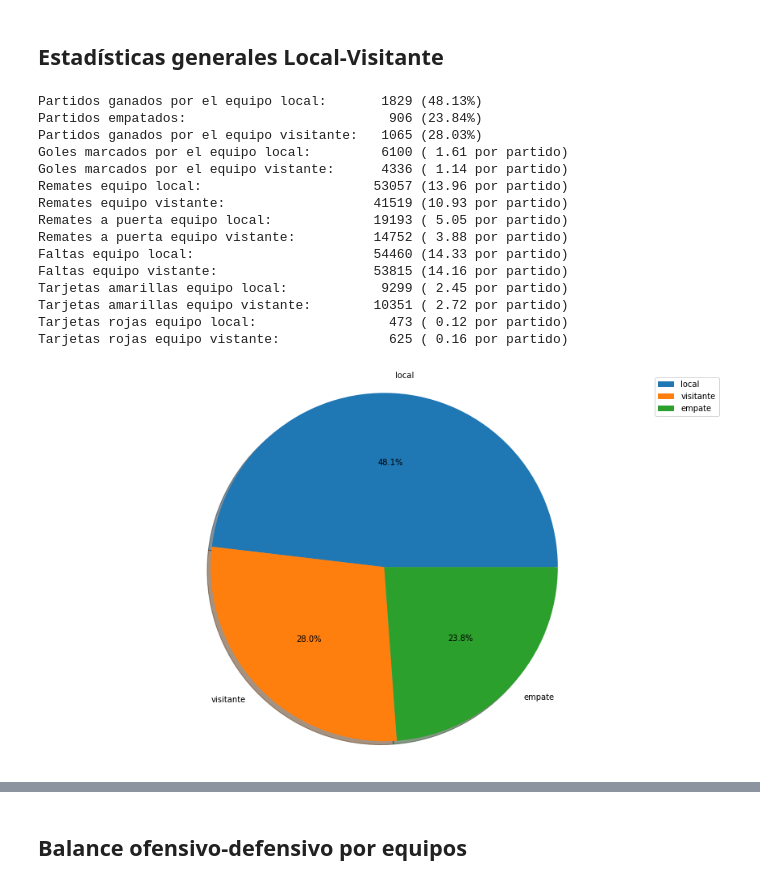
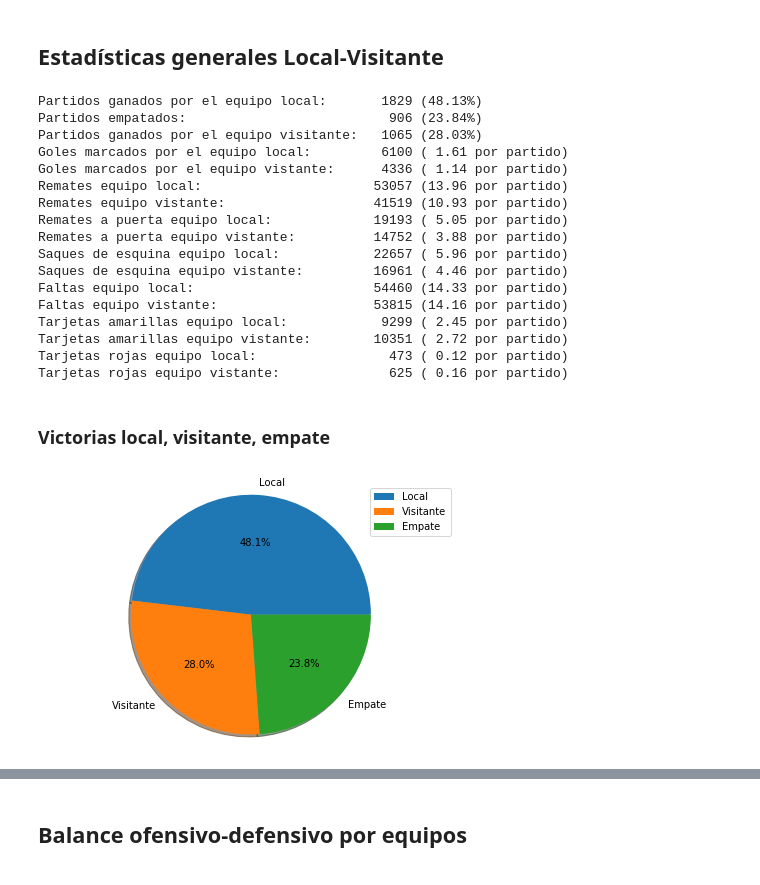
Before and after one commit to m1gu3lfj/Python-Analisis-LaLiga, a Jupyter notebook: AnalisisLaLiga.ipynb, the cells around one changed output, grey strips where cells are left out. Drawn from its saved outputs; the diff is of its cells as text; code cells hidden in the pictures.

```diff
--- a/AnalisisLaLiga.ipynb
+++ b/AnalisisLaLiga.ipynb
@@ -150,6 +150,9 @@ remates_local = dft.HS.sum()
 remates_visitante = dft.AS.sum()
 rempor_local = dft.HST.sum()
 rempor_visitante = dft.AST.sum()
+
+corners_local = dft.HC.sum()
+corners_visitante = dft.AC.sum()
 
 faltas_local = dft.HF.sum()
 faltas_visitante = dft.AF.sum()
@@ -180,6 +183,12 @@ print(mensaje.format(rempor_local, round(rempor_local/total_partidos, 2)))
 mensaje = "Remates a puerta equipo vistante:          {:5} ({:5.2f} por partido)"
 print(mensaje.format(rempor_visitante, round(rempor_visitante/total_partidos, 2)))
 
+#Saques de esquina
+mensaje = "Saques de esquina equipo local:            {:5} ({:5.2f} por partido)"
+print(mensaje.format(corners_local, round(corners_local/total_partidos, 2)))
+mensaje = "Saques de esquina equipo vistante:         {:5} ({:5.2f} por partido)"
+print(mensaje.format(corners_visitante, round(corners_visitante/total_partidos, 2)))
+
 #Faltas
 mensaje = "Faltas equipo local:                       {:5} ({:5.2f} por partido)"
 print(mensaje.format(faltas_local, round(faltas_local/total_partidos, 2)))
@@ -203,19 +212,23 @@ Remates equipo local:                      53057 (13.96 por partido)
 Remates equipo vistante:                   41519 (10.93 por partido)
 Remates a puerta equipo local:             19193 ( 5.05 por partido)
 Remates a puerta equipo vistante:          14752 ( 3.88 por partido)
+Saques de esquina equipo local:            22657 ( 5.96 por partido)
+Saques de esquina equipo vistante:         16961 ( 4.46 por partido)
 Faltas equipo local:                       54460 (14.33 por partido)
 Faltas equipo vistante:                    53815 (14.16 por partido)
 Tarjetas amarillas equipo local:            9299 ( 2.45 por partido)
 Tarjetas amarillas equipo vistante:        10351 ( 2.72 por partido)
 Tarjetas rojas equipo local:                 473 ( 0.12 por partido)
 Tarjetas rojas equipo vistante:              625 ( 0.16 por partido)
+# %% [markdown]
+### Victorias local, visitante, empate
 # %%
 import matplotlib.pyplot as plt
-fig1, ax1 = plt.subplots(figsize=(12,7))
-ax1.pie(dft['FTR'].value_counts(), labels=['local','visitante','empate'], autopct='%1.1f%%', shadow=True)
+fig1, ax1 = plt.subplots(figsize=(6,4))
+ax1.pie(dft['FTR'].value_counts(), labels=['Local','Visitante','Empate'], autopct='%1.1f%%', shadow=True)
 ax1.axis('equal')
 plt.tight_layout()
 plt.legend()
 plt.show()
 # %% [output]
-[figure, old version]
+[figure, new version]
```
Also changed, not shown: parts of 19 cells of this notebook.
